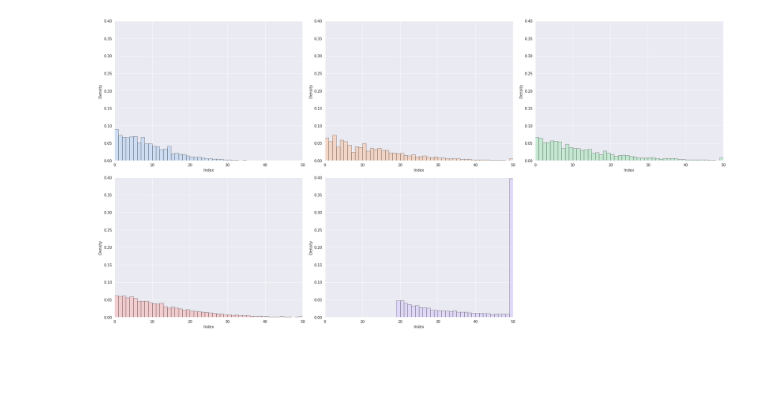
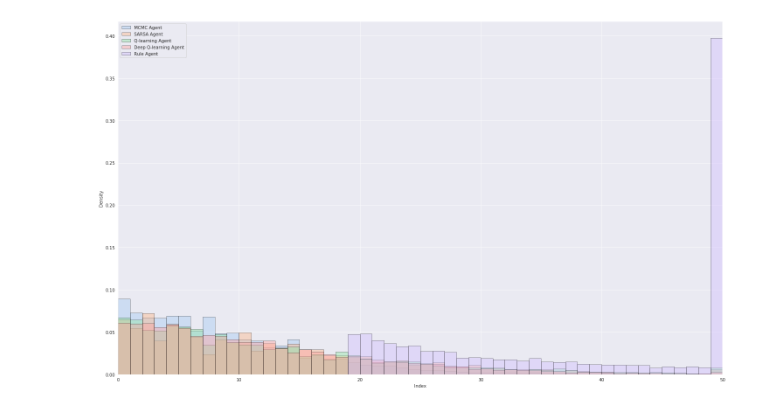
Before and after one commit to EricaHD/GettingGoodAtGoogol, a Jupyter notebook: visualizeResults.ipynb, the cells around one changed output. Saved outputs shown, nothing was run; the diff lists cells and outputs as text; code cells hidden in the pictures; blank space fills up the shorter version.

Commit message:
Updated viz with new ylim

```diff
--- a/visualizeResults.ipynb
+++ b/visualizeResults.ipynb
@@ -54,7 +54,6 @@ for i, col in enumerate(res_df):
                  hist_kws={'edgecolor':'black'},
                  label=agent_names[i],
                  axlabel='Index')
-    plt.ylim((0, .4))
     plt.xlim((0, 50))
     plt.xlabel("Index")
     plt.ylabel("Density")
@@ -69,23 +110,23 @@ for i, col in enumerate(res_df):
 # %%
-fig = plt.figure(figsize=(24,12))
+fig = plt.figure(figsize=(20,12))
 
 for i, col in enumerate(res_df):
-    fig.add_subplot(2, 3, i+1,
-                    xlabel='Index',
-                    ylabel='Density',
-                    ylim=(0, .4),
-                    xlim=(0,50))
     sns.distplot(res_df[col],
-                 hist=True,
+                 hist = True,
                  kde=False,
                  norm_hist=True,
                  bins=np.arange(0,51),
                  color=current_palette[i],
+                 label='{} Agent'.format(agent_names[i]),
                  hist_kws={'edgecolor':'black'},
-                 label=agent_names[i],
                  axlabel='Index')
 
-fig.tight_layout()
-fig.savefig("viz/hist/hist_facet.png")
+plt.xlim((0, 50))
+plt.tight_layout()
+#plt.title('Final Index Over 10,000 Evaluation Games')
+plt.xlabel('Index')
+plt.ylabel('Density')
+plt.legend()
+fig.savefig("viz/hist/hist_combined.png")
 # %% [output]
-[figure, old version]
+[figure, new version]
```
Also changed, not shown: parts of 8 cells of this notebook, 15 other files.
